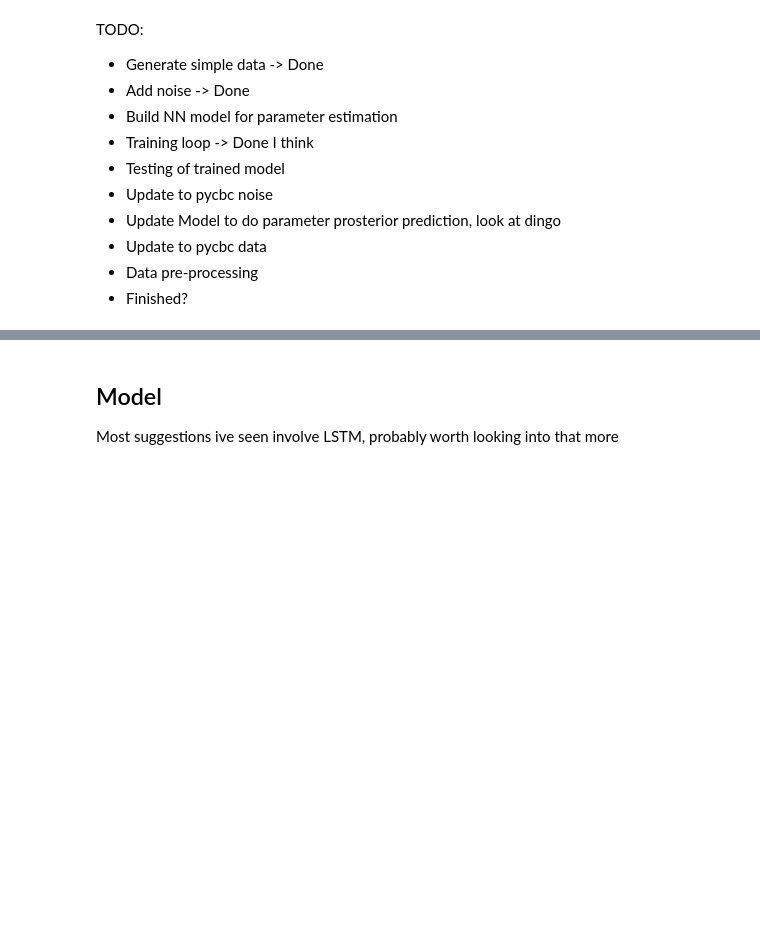
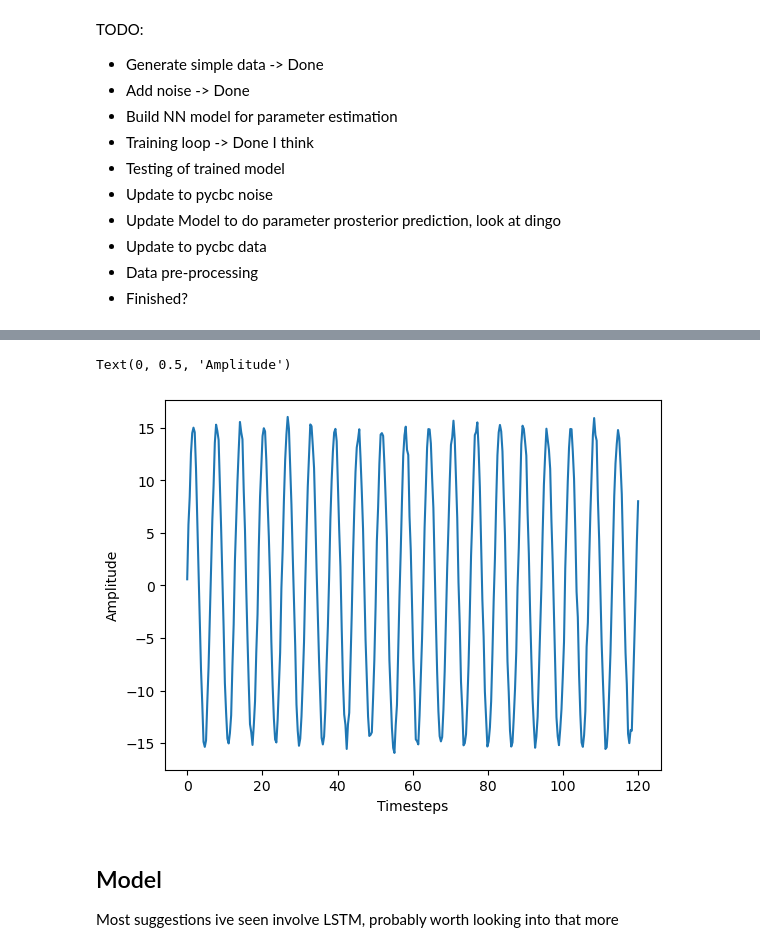
Before and after one commit to spar5an/Msci-GW, a Jupyter notebook: Neural Network.ipynb, the cells around one changed output, grey strips where cells are left out. Cells and saved outputs as stored; diff of their text form; code cells hidden in the pictures; blank space fills up the shorter version.

```diff
--- a/Neural Network.ipynb
+++ b/Neural Network.ipynb
@@ -59,3 +63,10 @@ val_loader = DataLoader(val_data, batch_size=batch_size, shuffle=False)
+# %%
+plt.plot(time_steps, noised_signals[0])
+plt.xlabel("Timesteps")
+plt.ylabel("Amplitude")
+# %% [output]
+Text(0, 0.5, 'Amplitude')
+[figure, added]
 # %% [markdown]
 ## Model
 
```
Also changed, not shown: parts of 8 cells of this notebook.
